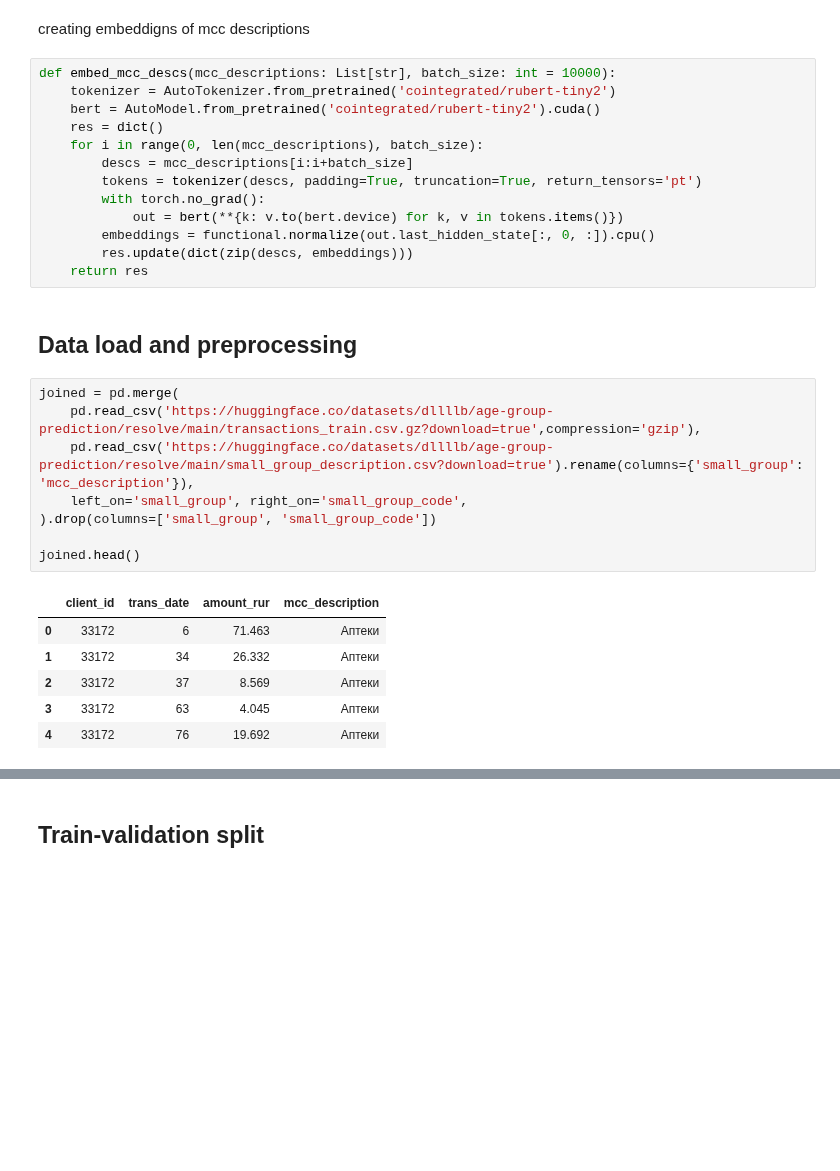
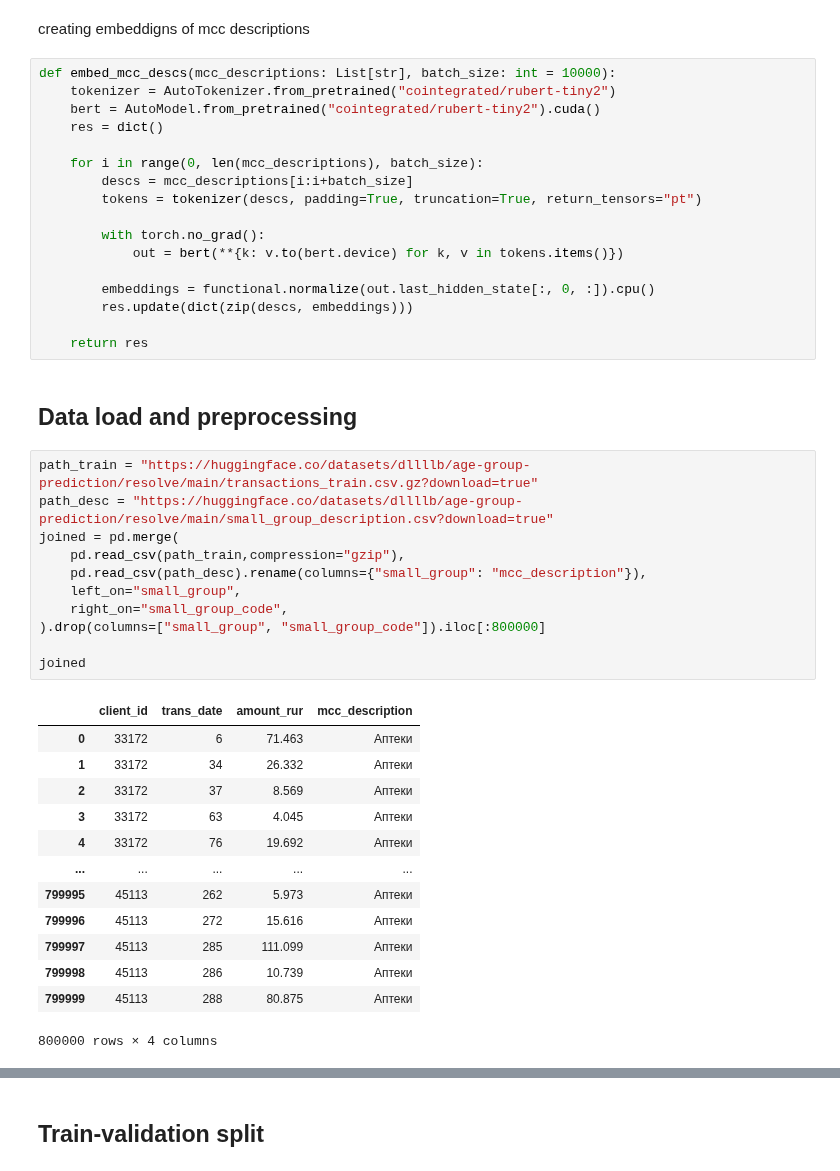
Before and after one commit to dllllb/pytorch-lifestream, a Jupyter notebook: demo/coles-pretrained-embeddings.ipynb, the cells around one changed output, grey strips where cells are left out. Cells and saved outputs as stored; diff of their text form; blank space fills up the shorter version.

```diff
--- a/demo/coles-pretrained-embeddings.ipynb
+++ b/demo/coles-pretrained-embeddings.ipynb
@@ -50,32 +80,46 @@ Global seed set to 42
 creating embeddigns of mcc descriptions
 # %%
 def embed_mcc_descs(mcc_descriptions: List[str], batch_size: int = 10000):
-    tokenizer = AutoTokenizer.from_pretrained('cointegrated/rubert-tiny2')
-    bert = AutoModel.from_pretrained('cointegrated/rubert-tiny2').cuda()
+    tokenizer = AutoTokenizer.from_pretrained("cointegrated/rubert-tiny2")
+    bert = AutoModel.from_pretrained("cointegrated/rubert-tiny2").cuda()
     res = dict()
+
     for i in range(0, len(mcc_descriptions), batch_size):
         descs = mcc_descriptions[i:i+batch_size]
-        tokens = tokenizer(descs, padding=True, truncation=True, return_tensors='pt')
+        tokens = tokenizer(descs, padding=True, truncation=True, return_tensors="pt")
+
         with torch.no_grad():
             out = bert(**{k: v.to(bert.device) for k, v in tokens.items()})
+
         embeddings = functional.normalize(out.last_hidden_state[:, 0, :]).cpu()
         res.update(dict(zip(descs, embeddings)))
+
     return res
 # %% [markdown]
 ## Data load and preprocessing
 # %%
+path_train = "https://huggingface.co/datasets/dllllb/age-group-prediction/resolve/main/transactions_train.csv.gz?download=true"
+path_desc = "https://huggingface.co/datasets/dllllb/age-group-prediction/resolve/main/small_group_description.csv?download=true"
 joined = pd.merge(
-    pd.read_csv('https://huggingface.co/datasets/dllllb/age-group-prediction/resolve/main/transactions_train.csv.gz?download=true',compression='gzip'),
-    pd.read_csv('https://huggingface.co/datasets/dllllb/age-group-prediction/resolve/main/small_group_description.csv?download=true').rename(columns={'small_group': 'mcc_description'}),
-    left_on='small_group', right_on='small_group_code',
-).drop(columns=['small_group', 'small_group_code'])
+    pd.read_csv(path_train,compression="gzip"),
+    pd.read_csv(path_desc).rename(columns={"small_group": "mcc_description"}),
+    left_on="small_group",
+    right_on="small_group_code",
+).drop(columns=["small_group", "small_group_code"]).iloc[:800000]
 
-joined.head()
+joined
 # %% [output]
 |  | client_id | trans_date | amount_rur | mcc_description |
 | 0 | 33172 | 6 | 71.463 | Аптеки |
 | 1 | 33172 | 34 | 26.332 | Аптеки |
 | 2 | 33172 | 37 | 8.569 | Аптеки |
 | 3 | 33172 | 63 | 4.045 | Аптеки |
 | 4 | 33172 | 76 | 19.692 | Аптеки |
+| ... | ... | ... | ... | ... |
+| 799995 | 45113 | 262 | 5.973 | Аптеки |
+| 799996 | 45113 | 272 | 15.616 | Аптеки |
+| 799997 | 45113 | 285 | 111.099 | Аптеки |
+| 799998 | 45113 | 286 | 10.739 | Аптеки |
+| 799999 | 45113 | 288 | 80.875 | Аптеки |
+800000 rows × 4 columns
 # %%
```
Also changed, not shown: parts of 27 cells of this notebook.
